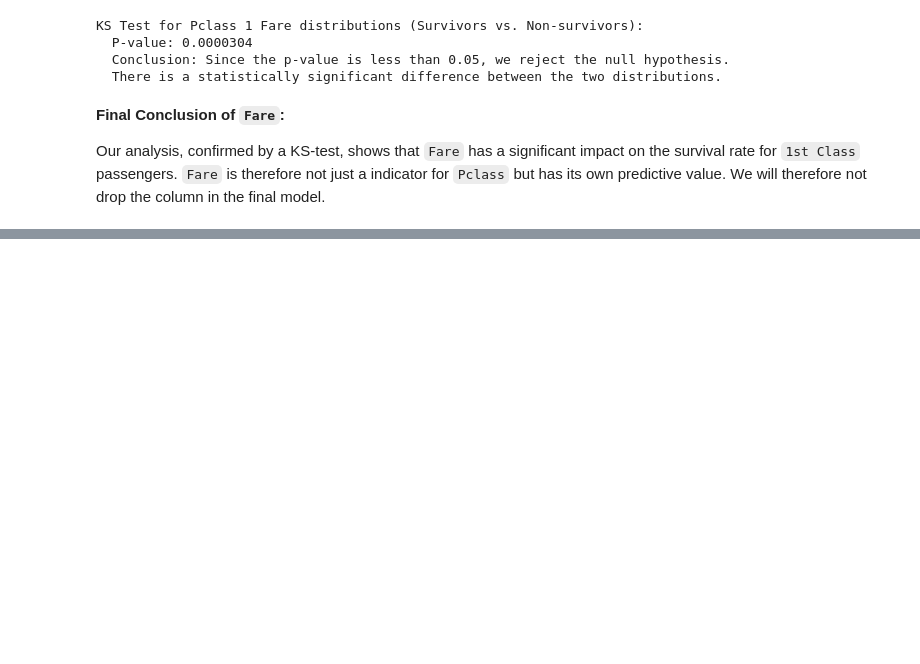
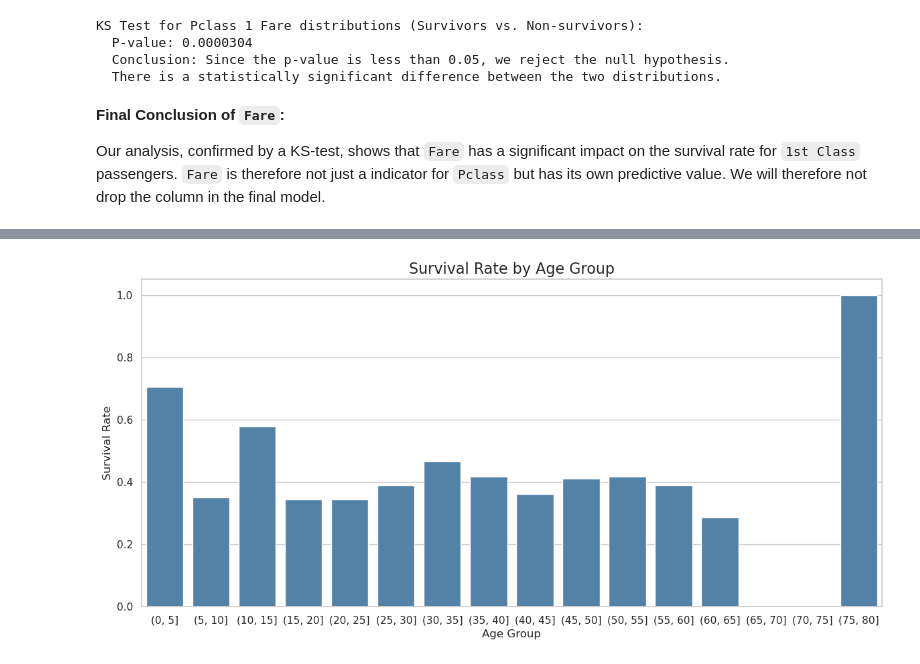
Before and after one commit to JonasLilletevedt/titanic-survival-prediction, a Jupyter notebook: notebooks/00_initial_data_exploration.ipynb, the cells around one changed output, grey strips where cells are left out. Saved outputs shown, nothing was run; the diff lists cells and outputs as text; code cells hidden in the pictures; blank space fills up the shorter version.

```diff
--- a/notebooks/00_initial_data_exploration.ipynb
+++ b/notebooks/00_initial_data_exploration.ipynb
@@ -841,0 +828,16 @@ Index(['Pclass', 'Name', 'Sex', 'Age', 'SibSp', 'Parch', 'Ticket', 'Fare',
+# %%
+# Copy of df_train, add bin column for age
+df_plot = df_train.copy()
+df_train['AgeBin'] = pd.cut(df_train['Age'], bins=range(0, 81, 5))
+
+survival_rate_by_age = df_train.groupby('AgeBin', observed=True)['Survived'].mean()
+plt.figure(figsize=(12, 6))
+sns.barplot(x=survival_rate_by_age.index.astype(str), y=survival_rate_by_age.values, color='steelblue')
+
+plt.title('Survival Rate by Age Group', fontsize=16)
+plt.xlabel('Age Group', fontsize=12)
+plt.ylabel('Survival Rate', fontsize=12)
+plt.tight_layout()
+plt.show()
+# %% [output]
+[figure, added]
```
Also changed, not shown: parts of 33 cells of this notebook.
